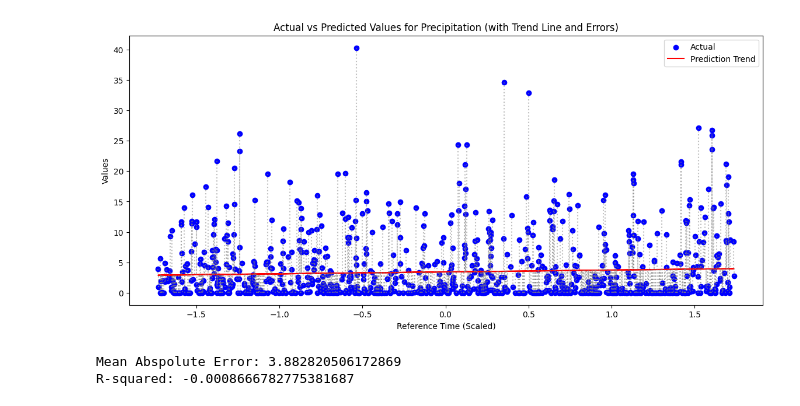
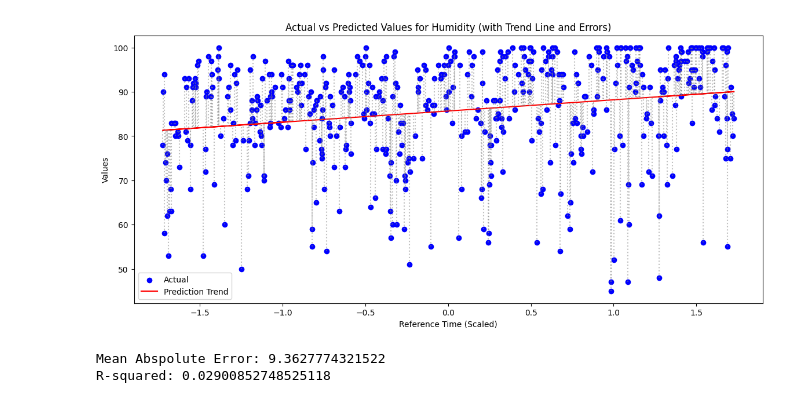
Before and after one commit to Trankevin01/Miljoedataanalyseapplikasjon, a Jupyter notebook: proj_environment/notebooks/Frost Datasett.ipynb, the cells around one changed output. Saved outputs shown, nothing was run; the diff lists cells and outputs as text; code cells hidden in the pictures.

```diff
--- a/proj_environment/notebooks/Frost Datasett.ipynb
+++ b/proj_environment/notebooks/Frost Datasett.ipynb
@@ -269,15 +188,15 @@ R-squared: -0.00015844676047827022
 # %%
 # Les inn data
-temperature_data = pd.read_csv("../data/precipitation_data.csv")
+humidity_data = pd.read_csv("../data/humidity_data.csv")
 
 # Konverter referenceTime til datetime
-precipitation_data['referenceTime'] = pd.to_datetime(precipitation_data['referenceTime'], errors='coerce')
+humidity_data['referenceTime'] = pd.to_datetime(humidity_data['referenceTime'], errors='coerce')
 
 # Fjern rader med NaT i referenceTime
-precipitation_data = precipitation_data.dropna(subset=['referenceTime'])
+humidity_data = humidity_data.dropna(subset=['referenceTime'])
 
-X_regn = precipitation_data['referenceTime']
-Y_regn = precipitation_data['value']
+X_regn = humidity_data['referenceTime']
+Y_regn = humidity_data['value']
 
 # Splitter dataene i trenings- og testsett
 X_train, X_test, y_train, y_test = train_test_split(X_regn, Y_regn, test_size=0.2, random_state=0)
@@ -294,34 +213,34 @@ X_train_scaled = scaler.fit_transform(X_train)
 X_test_scaled = scaler.transform(X_test)
 
 X_test_scaled,X_train_scaled
 
 # KOnverterer de skalerte arrayene tilbake til DataFrames
 X_train_scaled_df = pd.DataFrame(X_train_scaled, columns=['referenceTime'])
 X_test_scaled_df = pd.DataFrame(X_test_scaled, columns=['referenceTime'])
 
 # Trene en lineær regresjonsmodell og gjøre prediksjoner på testsettet
 regr = LinearRegression()
 regr.fit(X_train_scaled_df, y_train)
 
 # Predikere på testsettet
 y_pred = regr.predict(X_test_scaled_df)
 
 # Visualiserer prediksjoner vs faktiske verdier
 plt.figure(figsize=(14, 6))
 plt.scatter(X_test_scaled_df['referenceTime'], y_test, color='blue', label='Actual')
 plt.plot(X_test_scaled_df['referenceTime'], y_pred, color='red', label='Prediction Trend')
 for i in range(len(X_test_scaled_df)):
     plt.plot([X_test_scaled_df['referenceTime'].iloc[i], X_test_scaled_df['referenceTime'].iloc[i]],
              [y_test.iloc[i], y_pred[i]], color='gray', linestyle='dotted', alpha=0.5)
-plt.title('Actual vs Predicted Values for Precipitation (with Trend Line and Errors)')
+plt.title('Actual vs Predicted Values for Humidity (with Trend Line and Errors)')
 plt.xlabel('Reference Time (Scaled)')
 plt.ylabel('Values')
 plt.legend()
 plt.show()
 
 print("Mean Abspolute Error:", mean_absolute_error(y_test, y_pred))
 print("R-squared:", r2_score(y_test, y_pred))
 # %% [output]
-[figure, old version]
+[figure, new version]
-Mean Abspolute Error: 3.882820506172869
-R-squared: -0.0008666782775381687
+Mean Abspolute Error: 9.3627774321522
+R-squared: 0.02900852748525118
```
Also changed, not shown: parts of 8 cells of this notebook, 6 other files.
